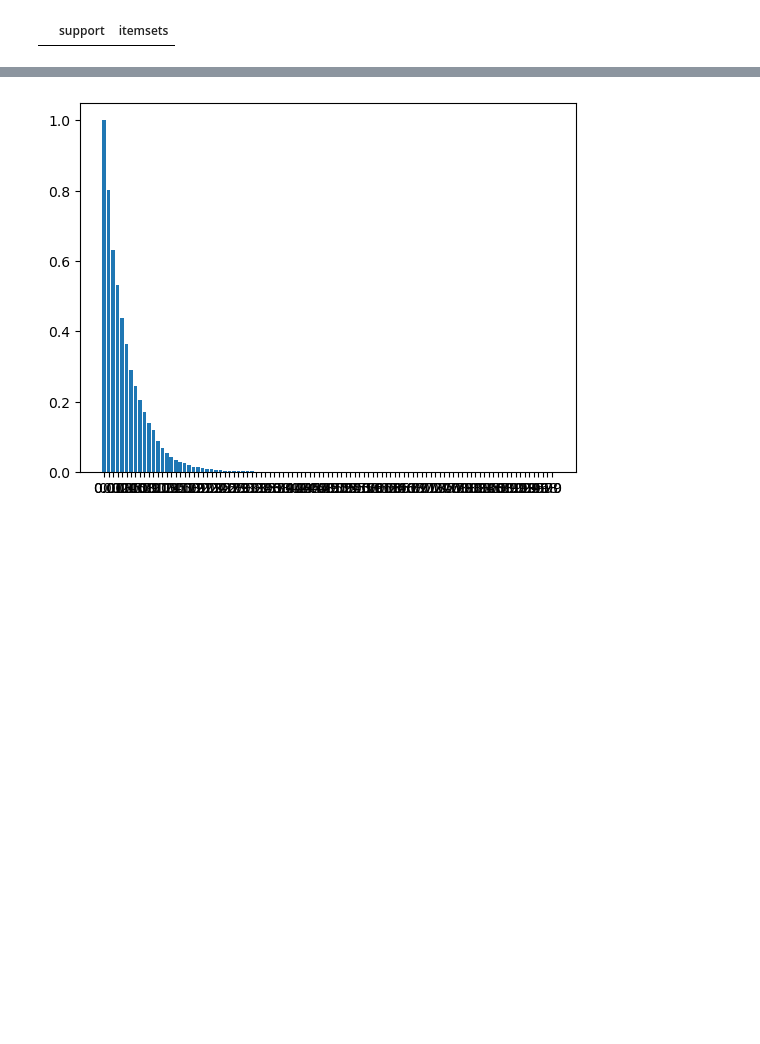
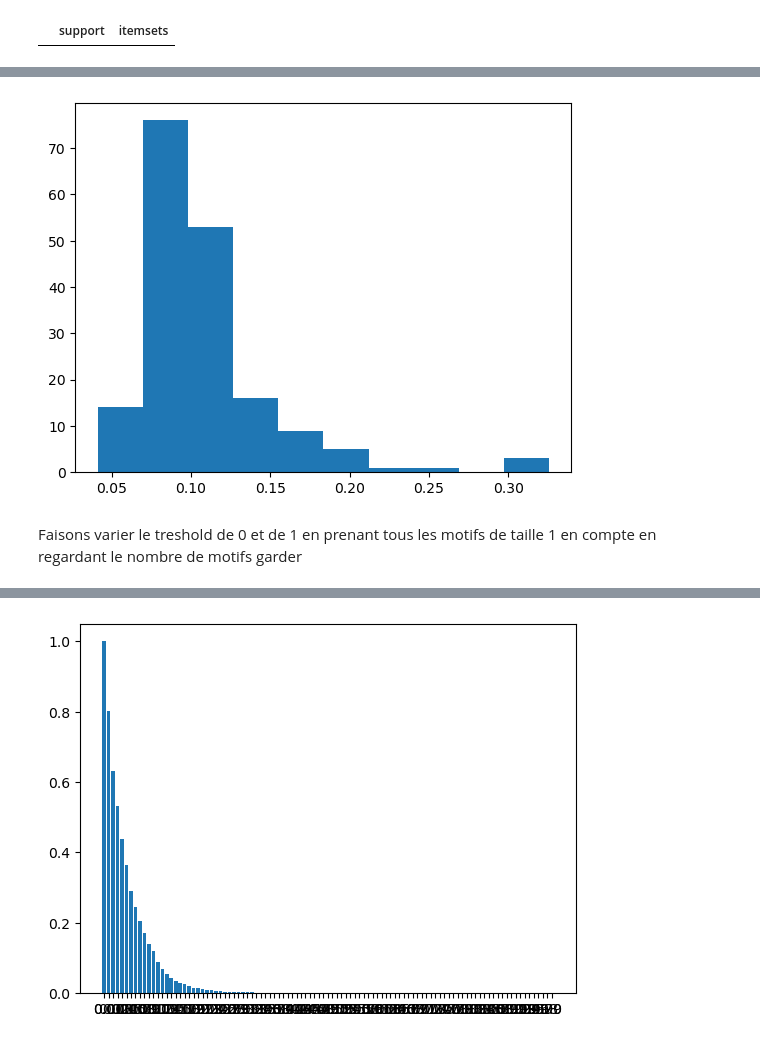
Before and after one commit to JhonatanFelix/Projet_fil_rouge_2024, a Jupyter notebook: motif_PLM.ipynb, the cells around one changed output, grey strips where cells are left out. Drawn from its saved outputs; the diff is of its cells as text; code cells hidden in the pictures; blank space fills up the shorter version.

Commit message:
length 1 pattern + details

```diff
--- a/motif_PLM.ipynb
+++ b/motif_PLM.ipynb
@@ -303,7 +342,7 @@ motif_plus_cond_freq > 0.0
 # %%
-def fpgrowth_2(data, min_support, tresh):
+def fpgrowth_2(data, min_support,tresh, max_length = None):
     data = data > tresh
-    return fpgrowth(data, min_support=min_support, use_colnames=True)
+    return fpgrowth(data, min_support=min_support, max_len = max_length, use_colnames=True)
 # %%
 # Tresh = Plus c'est haut, plus le seuil de fréquence est exigeant, moins il y a de valeurs
 # min_support = Plus c'est bas, plus la fréquence des pattern pris en compte est basse
@@ -331,0 +355,3 @@ pd.DataFrame(np.zeros((178,101)), index=motif_plus_cond_freq.columns, columns=tr
+# %%
+res = fpgrowth_2(motif_plus_cond_freq, min_support=0.0001, tresh = t, max_length=1).sort_values(by = 'support', ascending = False)
+res
@@ -331,0 +372,8 @@ pd.DataFrame(np.zeros((178,101)), index=motif_plus_cond_freq.columns, columns=tr
+# %%
+plt.figure()
+plt.hist(res["support"])
+plt.show()
+# %% [output]
+[figure, added]
+# %% [markdown]
+Faisons varier le treshold de 0 et de 1 en prenant tous les motifs de taille 1 en compte en regardant le nombre de motifs garder
```
Also changed, not shown: parts of 18 cells of this notebook.
